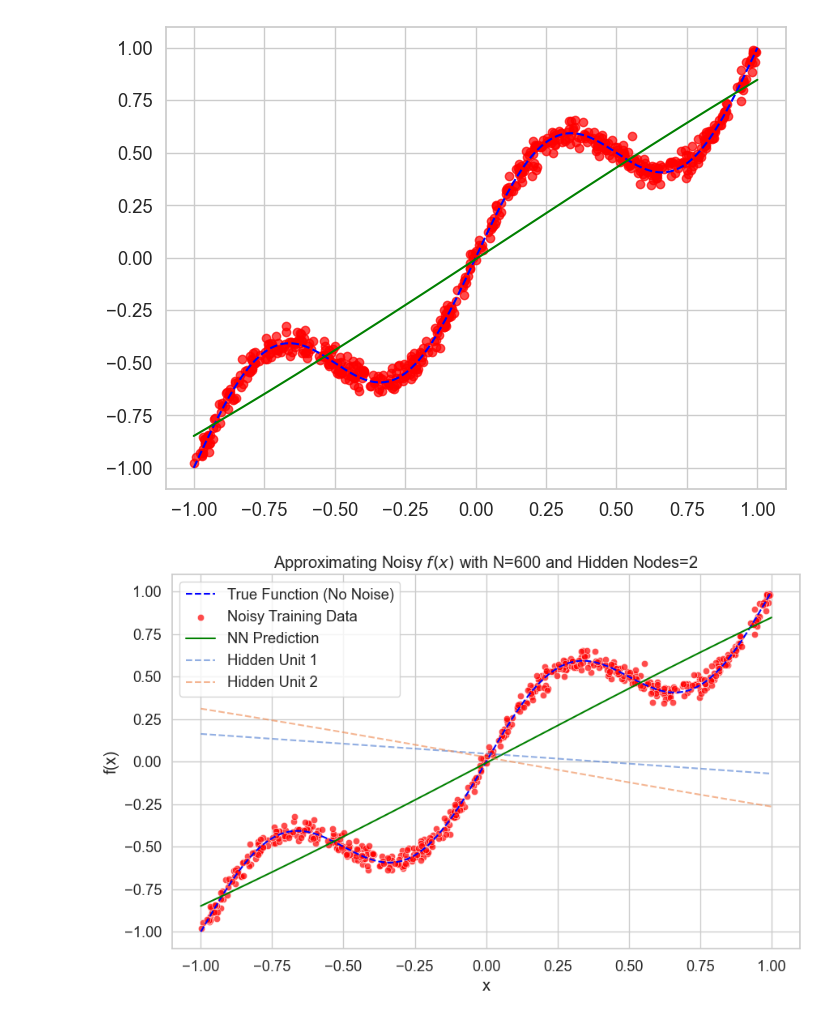
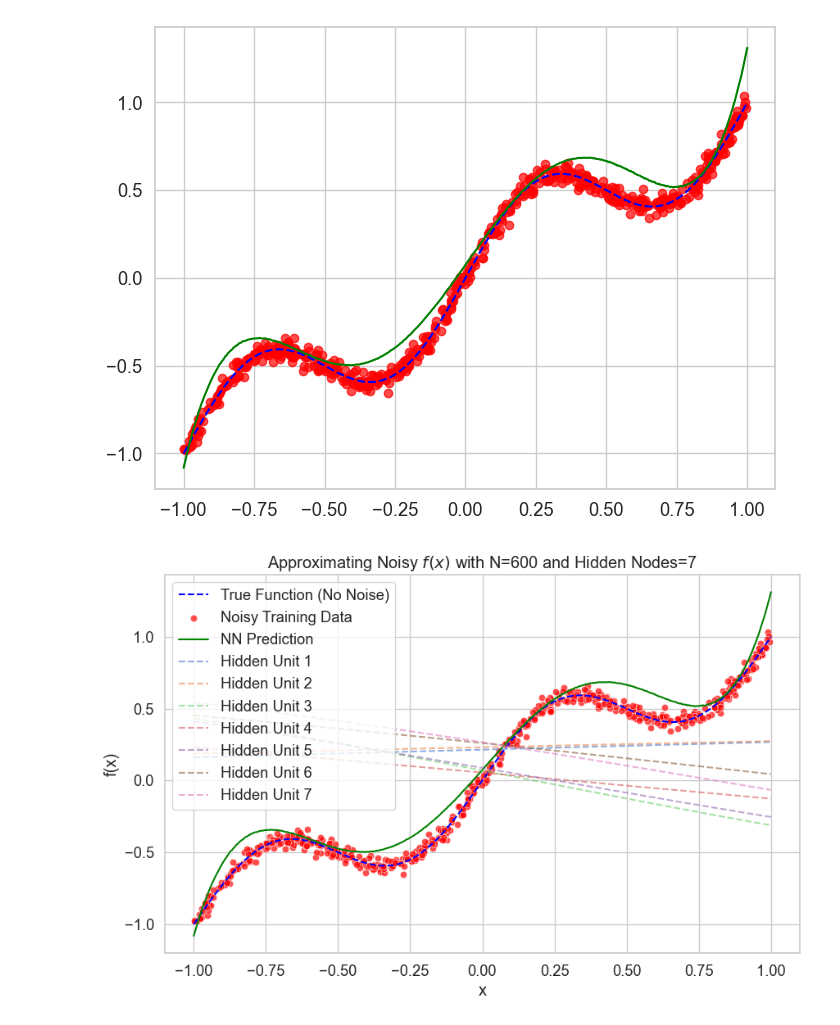
Before and after one commit to AshutoshDhaka23/ML_for_communication, a Jupyter notebook: python solutions/assign_3_1.ipynb, the cells around one changed output. Saved outputs shown, nothing was run; the diff lists cells and outputs as text; code cells hidden in the pictures.

```diff
--- a/python solutions/assign_3_1.ipynb
+++ b/python solutions/assign_3_1.ipynb
@@ -191,8 +191,8 @@ def train_and_plot_gaussian(std,N,hidden_dim):
 # %%
 std = 0.3
 N = 600
-hidden_dim = 2
+hidden_dim = 7
 train_and_plot_gaussian(std,N,hidden_dim)
 # %% [output]
-[figure, old version]
+[figure, new version]
-[figure, old version]
+[figure, new version]
```
Also changed, not shown: parts of 5 cells of this notebook, 7 other files.
